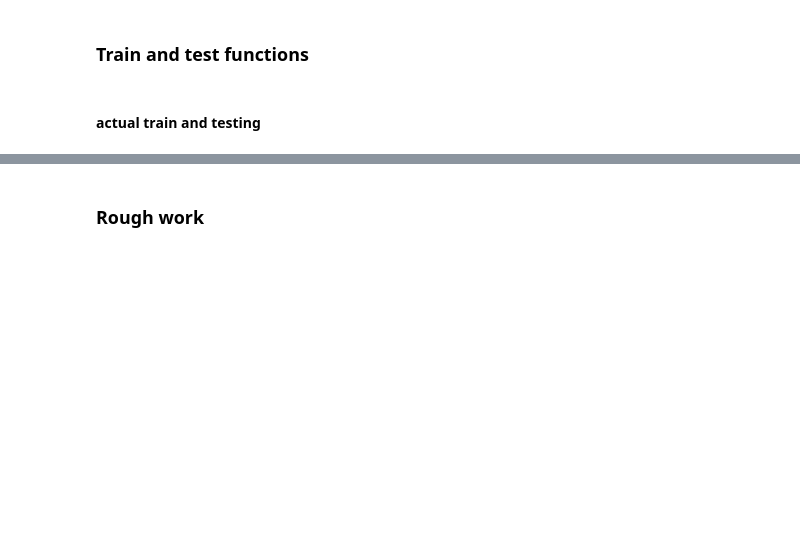
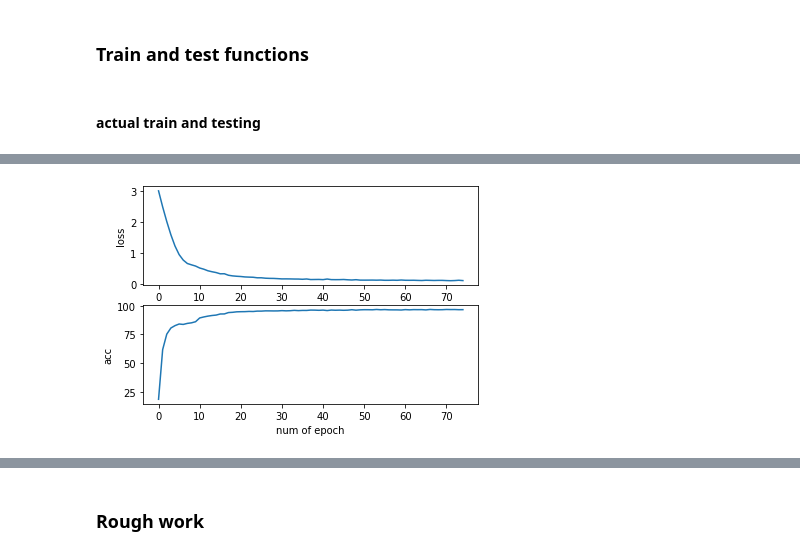
Before and after one commit to ks-1234/Neural_network, a Jupyter notebook: Sequence_to_edits.ipynb, the cells around one changed output, grey strips where cells are left out. Drawn from its saved outputs; the diff is of its cells as text; code cells hidden in the pictures; blank space fills up the shorter version.

```diff
--- a/Sequence_to_edits.ipynb
+++ b/Sequence_to_edits.ipynb
@@ -219,16 +287,15 @@ class Seq_to_edits(nn.Module):
 # %% [markdown]
 ### Hyper parameters
 # %%
-learning_rate = 0.001
-num_epochs = 50
+learning_rate = 0.01
+num_epochs = 75
 clip = 0.1
 INPUT_DIM = len(tokens.vocab)
 OUTPUT_DIM = len(edits.vocab)
 EMBEDDING_DIM = 100
-N_FILTERS = 3
-FILTER_SIZES = [1,2,4]
-OUTPUT_DIM = len(edits.vocab)
-DROPOUT = 0.5
+FILTER_SIZES = [1,2,3]
+N_FILTERS = len(FILTER_SIZES)
+DROPOUT = 0.75
 PAD_IDX = tokens.vocab.stoi[tokens.pad_token]
 UNK_IDX = tokens.vocab.stoi[tokens.unk_token]
 # %% [markdown]
@@ -375,11 +446,18 @@ def evaluate_model(model, data_iterator, criterion):
 # %% [markdown]
 #### actual train and testing
+# %%
+loss = []
+accuracy = []
 # %%
-start = time.perf_counter()
-try:
-    for epoch in range(num_epochs):
-        train_loss = train_model(model,train_data_iterator,optimizer,criterion,clip)
-        print (f'Epoch [{epoch+1}/{num_epochs}], Train Loss: {train_loss:.3f}')
-except KeyboardInterrupt:
-    end = time.perf_counter()
+# start = time.perf_counter()
+
+# try:
+for epoch in range(num_epochs):
+    train_loss,train_acc = train_model(model,train_data_iterator,optimizer,criterion,clip)
+    print (f'Epoch [{epoch+1}/{num_epochs}], Train Loss: {train_loss:.3f}, Train Accuracy: {train_acc:.3f}')
+    loss.append(train_loss)
+    accuracy.append(train_acc)
+
+# finally:
+#     end = time.perf_counter()
 # %% [output]
@@ -389,0 +482,15 @@ end - start
+# %%
+fig, axs = plt.subplots(2, 1)
+
+
+axs[0].plot(range(len(loss)),loss)
+axs[1].plot(range(len(accuracy)),accuracy)
+
+plt.setp(axs[1], xlabel='num of epoch')
+
+plt.setp(axs[0], ylabel='loss')
+plt.setp(axs[1], ylabel='acc')
+
+plt.savefig('my_plot.png')
+# %% [output]
+[figure, added]
```
Also changed, not shown: parts of 53 cells of this notebook, 1 other file.
